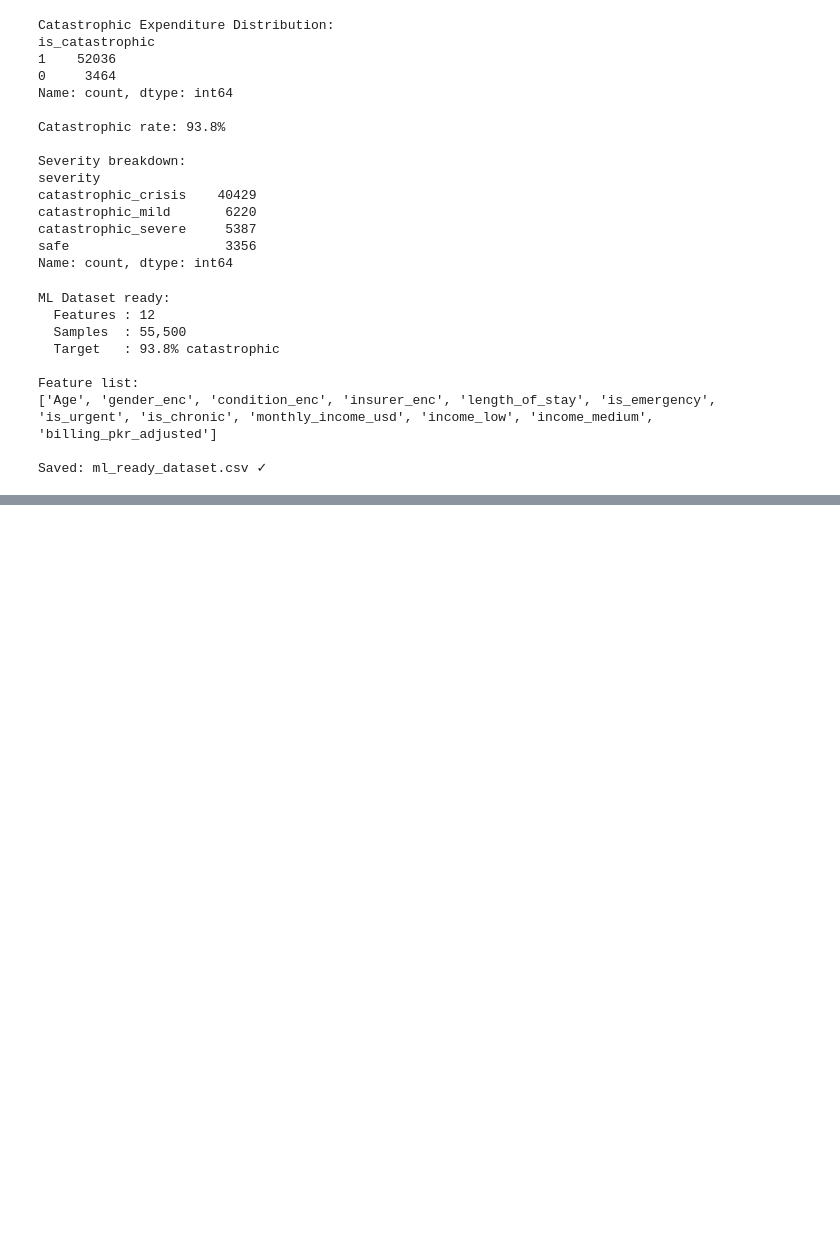
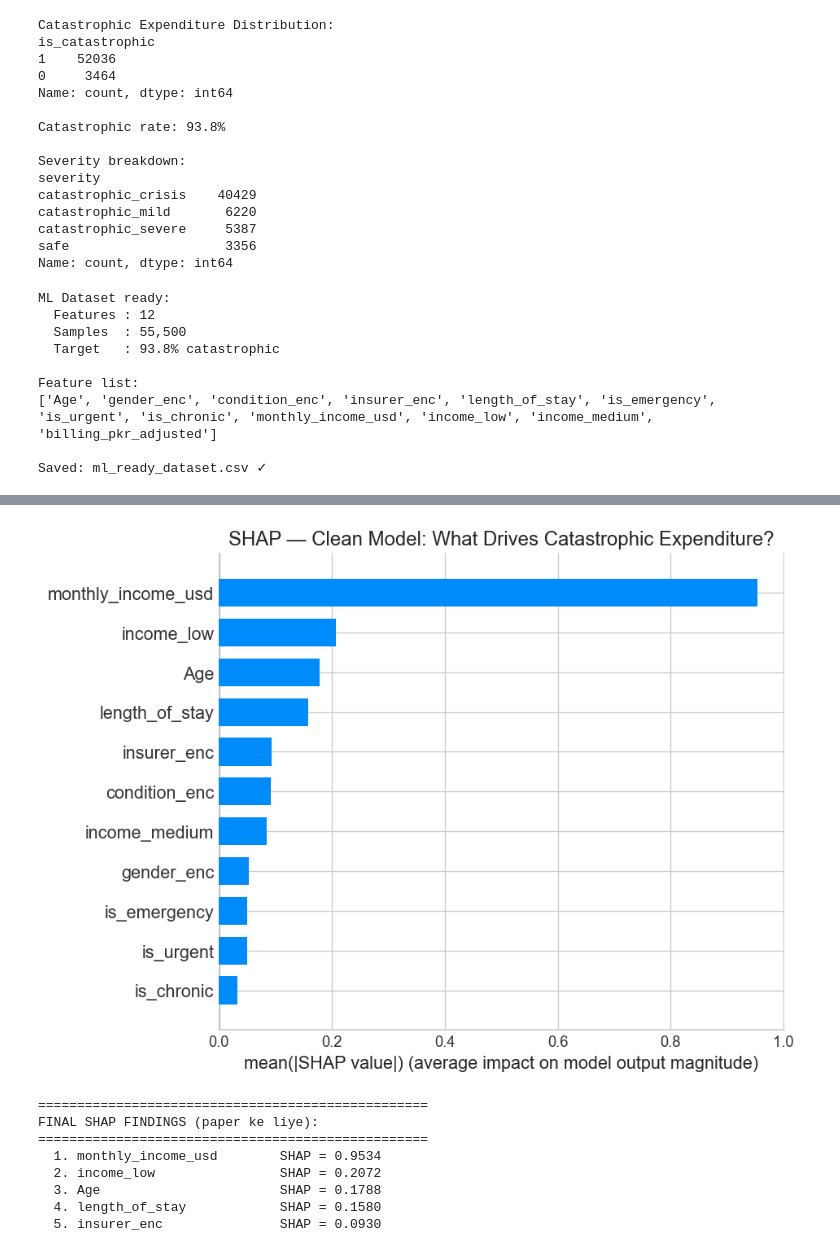
Before and after one commit to Asif5588-M/catastrophic-health-expenditure-pakistan, a Jupyter notebook: notebooks/01_eda.ipynb, the cells around one changed output, grey strips where cells are left out. Cells and saved outputs as stored; diff of their text form; code cells hidden in the pictures; blank space fills up the shorter version.

```diff
--- a/notebooks/01_eda.ipynb
+++ b/notebooks/01_eda.ipynb
@@ -432,0 +580,24 @@ Saved: ml_ready_dataset.csv ✓
+# %%
+# Cell 16 — Model 3: XGBoost (main model)
+from xgboost import XGBClassifier
+
+xgb = XGBClassifier(
+    n_estimators=300, max_depth=6, learning_rate=0.05,
+    subsample=0.8, colsample_bytree=0.8,
+    scale_pos_weight=3,
+    use_label_encoder=False, eval_metric="auc",
+    random_state=42, n_jobs=-1
+)
+xgb.fit(X_bal, y_bal,
+        eval_set=[(X_test, y_test)],
+        verbose=False)
+
+y_pred_xgb = xgb.predict(X_test)
+y_prob_xgb = xgb.predict_proba(X_test)[:,1]
+
+print("=" * 50)
+print("XGBOOST — Main Model")
+print("=" * 50)
+print(classification_report(y_test, y_pred_xgb,
+      target_names=["Safe","Catastrophic"]))
+print(f"ROC-AUC: {roc_auc_score(y_test, y_prob_xgb):.4f}")
@@ -432,0 +838,31 @@ Saved: ml_ready_dataset.csv ✓
+# %%
+# Cell 22 — SHAP Clean
+explainer2 = shap.TreeExplainer(xgb2)
+shap_vals2 = explainer2.shap_values(X2_test)
+
+plt.figure(figsize=(10, 6))
+shap.summary_plot(shap_vals2, X2_test,
+                  feature_names=FEATURES_CLEAN,
+                  show=False, plot_type="bar")
+plt.title("SHAP — Clean Model: What Drives Catastrophic Expenditure?")
+plt.tight_layout()
+plt.savefig(FIG / "07_shap_clean.png", bbox_inches='tight', dpi=150)
+plt.show()
+
+shap_df2 = pd.DataFrame(np.abs(shap_vals2),
+                         columns=FEATURES_CLEAN).mean().sort_values(ascending=False)
+print("\n" + "="*50)
+print("FINAL SHAP FINDINGS (paper ke liye):")
+print("="*50)
+for i, (feat, val) in enumerate(shap_df2.head(5).items(), 1):
+    print(f"  {i}. {feat:<25} SHAP = {val:.4f}")
+# %% [output]
+[figure, added]
+==================================================
+FINAL SHAP FINDINGS (paper ke liye):
+==================================================
+  1. monthly_income_usd        SHAP = 0.9534
+  2. income_low                SHAP = 0.2072
+  3. Age                       SHAP = 0.1788
+  4. length_of_stay            SHAP = 0.1580
+  5. insurer_enc               SHAP = 0.0930
```
Also changed, not shown: parts of 10 cells of this notebook.
